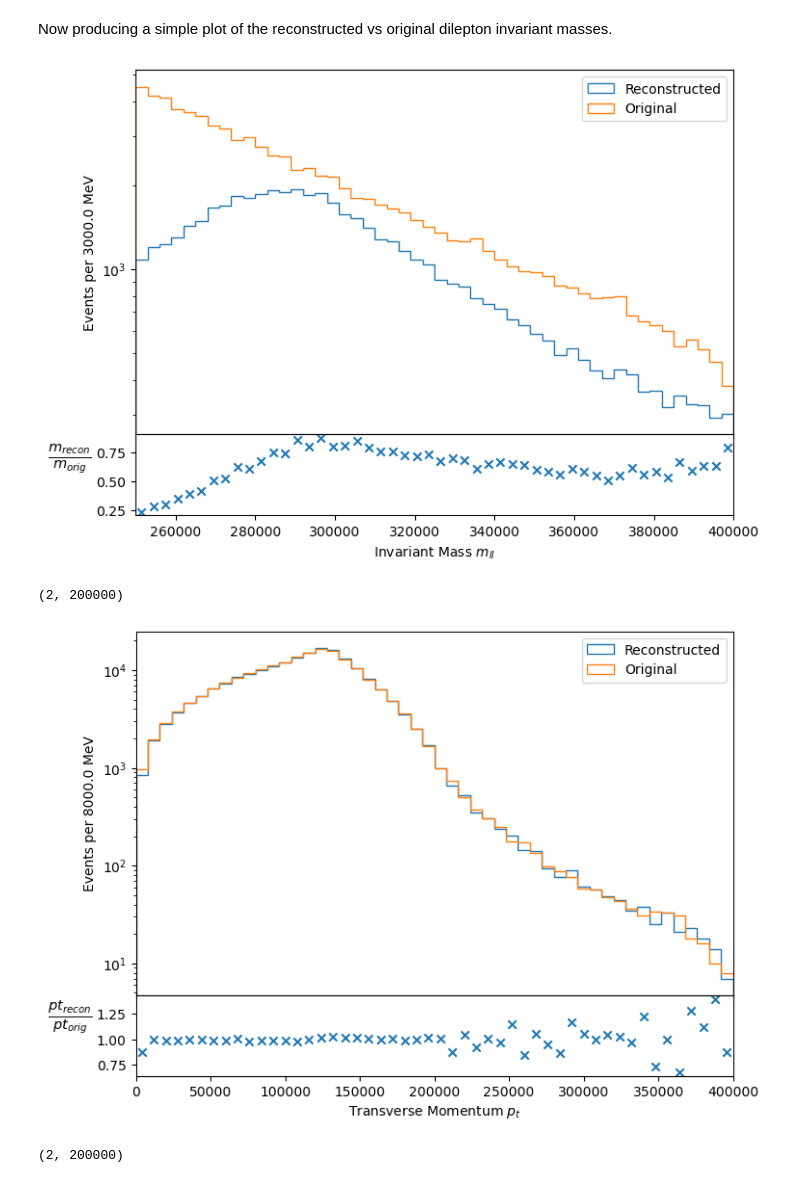
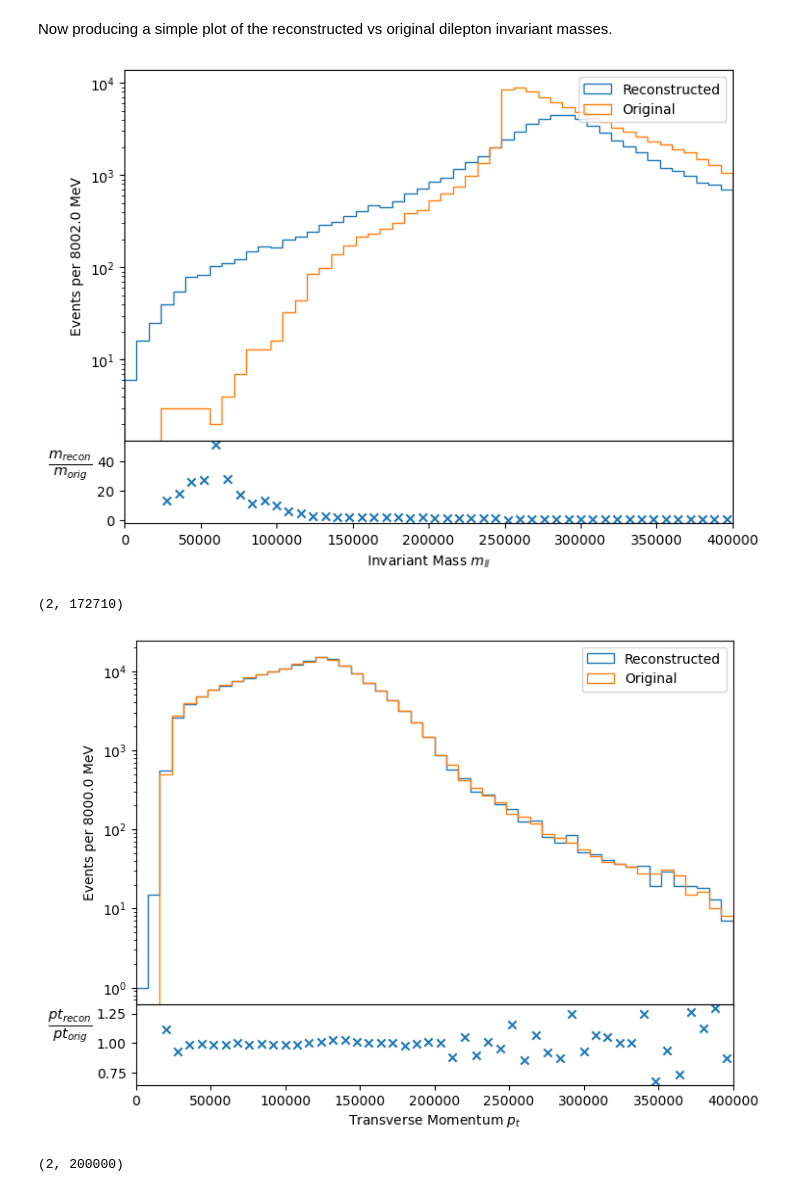
Before and after one commit to jackgoodsall/baler, a Jupyter notebook: HEPMCArea/Notebooks/final_state_plots.ipynb, the cells around one changed output. Saved outputs shown, nothing was run; the diff lists cells and outputs as text; code cells hidden in the pictures.

```diff
--- a/HEPMCArea/Notebooks/final_state_plots.ipynb
+++ b/HEPMCArea/Notebooks/final_state_plots.ipynb
@@ -274,7 +307,7 @@ def calc_px(particle_lists: List[List[float]]) -> List[List[float]]:
 def make_distribution_plots(particle_lists: List[List[float]],
                                 variable_function,
                                 config: HistConfigurations,
-                                cut_config: CutConfigurations) -> None:
+                                cut_config: CutConfigurations = None) -> None:
     """ Function to create histogram plots using distributions, either takes 1 or 2
     particle lists as input, if 1 produces a singular plot of a histogram, if 2 makes overlapping
     histogram plots on top panel and ratio plot on the smaller bottom panel.
@@ -297,9 +330,12 @@ def make_distribution_plots(particle_lists: List[List[float]],
             raise AttributeError("Maximum 2 distibutions allowed")
         raw_particle_lists = particle_lists
         num_dist = 2
+    raw_particle_lists = np.array(raw_particle_lists)
+    if cut_config:
+        event_cutter = EventCuts(**{"cut_config" : cut_config})
+        event_cutter.fit_cuts(raw_particle_lists[1])
+        raw_particle_lists = event_cutter.make_cuts(raw_particle_lists)
 
-    cuts = EventCuts(**cut_config)
-    cuts.make_cuts(particle_lists)
     # Catch if an try except block as can't do get_attr on the notebook.
     try:
         variable_distributions = variable_function(raw_particle_lists)
@@ -367,17 +403,20 @@ def make_distribution_plots(particle_lists: List[List[float]],
         ax_bot.set_xlim(config.range)
 # %% [markdown]
 Now producing a simple plot of the reconstructed vs original dilepton invariant masses.
+# %%
+cut_config = CutConfigurations()
+cut_config.add_cut(TransverseMomentumCut, pt0_lower=25000,  pt1_lower=20000)
+cut_config.add_cut(EtaCut)
 # %%
 invariant_mass_config = HistConfigurations(r"Invariant Mass $m_{ll}$",  r"Events ", "",
-                                           legend = True, range = (250_000, 400_000),
+                                           legend = True, range = (0, 400_000),
                                            label = "Reconstructed", label_two = "Original",
                                            bins = 50,
-
                                            ratio_y_label = r"$\frac{m_{recon}}{m_{orig}}$")
 
-make_distribution_plots([reconstructed_particles, original_particles], calc_invariant_mass, invariant_mass_config)
+make_distribution_plots([reconstructed_particles, original_particles], calc_invariant_mass, invariant_mass_config, cut_config=cut_config)
 # %% [output]
-[figure, old version]
+[figure, new version]
 # %%
 transvere_momentum_config = HistConfigurations(r"Transverse Momentum $p_t$",  r"Events ", "",
                                            legend = True, range = (0, 400_000),
@@ -386,10 +425,10 @@ transvere_momentum_config = HistConfigurations(r"Transverse Momentum $p_t$",  r"
 
                                            ratio_y_label = r"$\frac{pt_{recon}}{pt_{orig}}$")
 
-make_distribution_plots([reconstructed_particles, original_particles], calc_transverse_momentum, transvere_momentum_config)
+make_distribution_plots([reconstructed_particles, original_particles], calc_transverse_momentum, transvere_momentum_config, cut_config=cut_config)
 # %% [output]
-(2, 200000)
+(2, 172710)
-[figure, old version]
+[figure, new version]
 # %%
 energy_config = HistConfigurations(r"Energies $e$",  r"Events ", "",
                                            legend = True, range = (0, 400_000),
```
Also changed, not shown: parts of 1 cell of this notebook.
